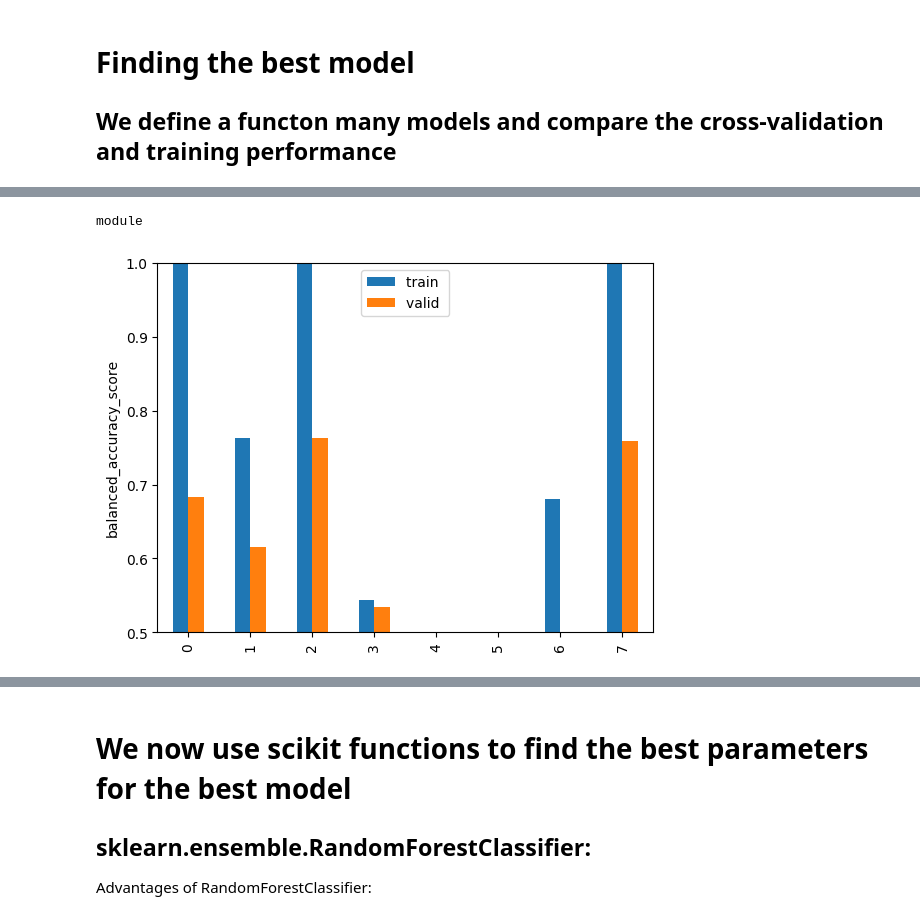
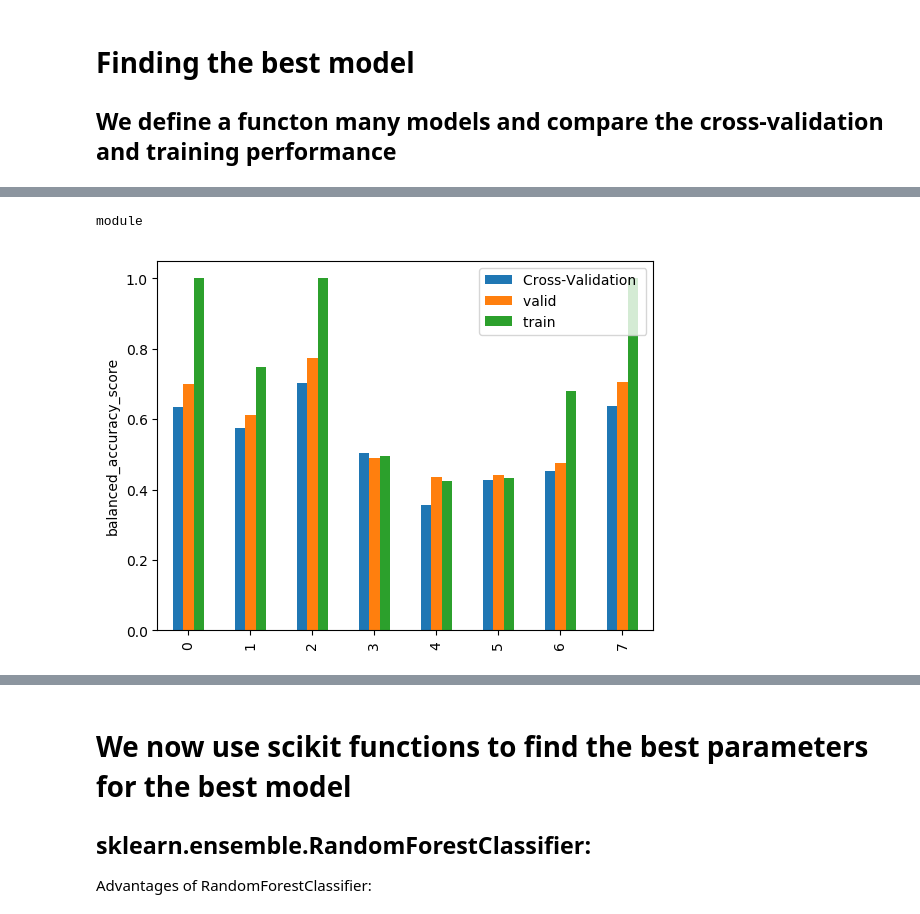
Before and after one commit to adblackx/PLANKTON, a Jupyter notebook: starting_kit/README_MODEL.ipynb, the cells around one changed output, grey strips where cells are left out. Cells and saved outputs as stored; diff of their text form; code cells hidden in the pictures.

```diff
--- a/starting_kit/README_MODEL.ipynb
+++ b/starting_kit/README_MODEL.ipynb
@@ -193,7 +203,7 @@ from sklearn.ensemble import RandomForestClassifier
 #{'random_state': 1, 'n_estimators': 116, 'min_samples_split': 2}
 
 
-M = model(ExtraTreesClassifier())
+M = model(ExtraTreesClassifier (n_estimators=2))
 #CV score (95 perc. CI): 0.78 (+/- 0.01)
 #{'random_state': 1, 'n_estimators': 116, 'min_samples_split': 2}
 
@@ -210,11 +220,12 @@ trained_model_name = model_dir + data_name
 </div>
 # %%
 X_donnees = D.data['X_train']
-Y_donnees = D.data['Y_train']
+Y_donnees = D.data['Y_train'].ravel()
 
 from sklearn.model_selection import train_test_split
+seed = 1
 
-X_train, X_valid, Y_train, Y_valid = train_test_split( X_donnees, Y_donnees, test_size=0.33, shuffle=True ,random_state=42)
+X_train, X_valid, Y_train, Y_valid = train_test_split( X_donnees, Y_donnees, test_size=0.33, random_state=seed, stratify=Y_donnees)
 
 
 if not(M.is_trained):
@@ -383,11 +389,11 @@ def finBest(model_name, model_list):
     #----------------
 
     X_donnees = D.data['X_train']
-    Y_donnees = D.data['Y_train']
+    Y_donnees = D.data['Y_train'].ravel()
 
     from sklearn.model_selection import train_test_split
 
-    X_train, X_valid, Y_train, Y_valid = train_test_split( X_donnees, Y_donnees, shuffle=True, test_size=0.33, random_state=42)
+    X_train, X_valid, Y_train, Y_valid = train_test_split( X_donnees, Y_donnees, test_size=0.33, shuffle=True ,random_state=seed, stratify=Y_donnees)
 
     #Y_hat_train = M.predict(D.data['X_train']) # Optional, not really needed to test on training examples
 
@@ -401,7 +407,7 @@ def finBest(model_name, model_list):
     for i in np.arange(len(model_list)) :
 
 
-        M = model(model_list[i])
+        M = model(classifier=model_list[i])
         trained_model_name = model_dir + data_name
 
         if not(M.is_trained):
@@ -421,7 +427,7 @@ def finBest(model_name, model_list):
 
         metric_name, scoring_function = get_metric()
 
-        scores = cross_val_score(M, X_train, Y_train, cv=5, scoring=make_scorer(scoring_function))
+        scores = cross_val_score(M, X_train, Y_train, cv=2, scoring=make_scorer(scoring_function))
 
         #print('\nCV score (95 perc. CI): %0.2f (+/- %0.2f)' % (scores.mean(), scores.std() * 2))
 
@@ -429,6 +435,7 @@ def finBest(model_name, model_list):
         #print('Training score for the', metric_name, 'metric = %5.4f' % scoring_function(Y_train, Y_hat_train))
         c1.append(model_name[i])
         c2.append(scores.mean())
+        print(">>>>>>", scores)
         c3.append(scoring_function(Y_train, Y_hat_train))
         c4.append(scoring_function(Y_valid, Y_hat_valid))
 
@@ -482,10 +489,11 @@ from sklearn.metrics import make_scorer
 from sklearn.model_selection import cross_val_score
 # %%
 """
-model_name = ["ExtraTreesClassifier", "Random Forest" ]
+model_name = ["rf1", "ExtraTreesClassifier", "Random Forest"]
 model_list = [
-    ExtraTreesClassifier(),
-    RandomForestClassifier(n_estimators=116, max_depth=None, min_samples_split=2, random_state=1),
+    RandomForestClassifier(n_estimators=100, max_depth=None, min_samples_split=2, random_state=0),
+    ExtraTreesClassifier(n_estimators=2),
+    RandomForestClassifier(n_estimators=2, max_depth=None, min_samples_split=2, random_state=1),
 ]"""
 
 res1, res2, res3, res4 = finBest(model_name, model_list)
@@ -587,14 +559,14 @@ frame
 # %%
 from sklearn.metrics import balanced_accuracy_score as sklearn_metric
 
-frame[['train ', 'valid ']].plot.bar()
-plt.ylim(0.5, 1)
+frame[['Cross-Validation ', 'valid ', 'train ']].plot.bar()
+#plt.ylim(0.5, 1)
 plt.ylabel(sklearn_metric.__name__)
 
 type(plt)
 # %% [output]
 module
-[figure, old version]
+[figure, new version]
 # %% [markdown]
 ## sklearn.ensemble.RandomForestClassifier:
 The two best models are ExtraTreesCLassieer and RandomForest because they have th best CV score far away the other models, they look over-fitted because of the differnece between the train and the valid data.
```
Also changed, not shown: parts of 24 cells of this notebook.
